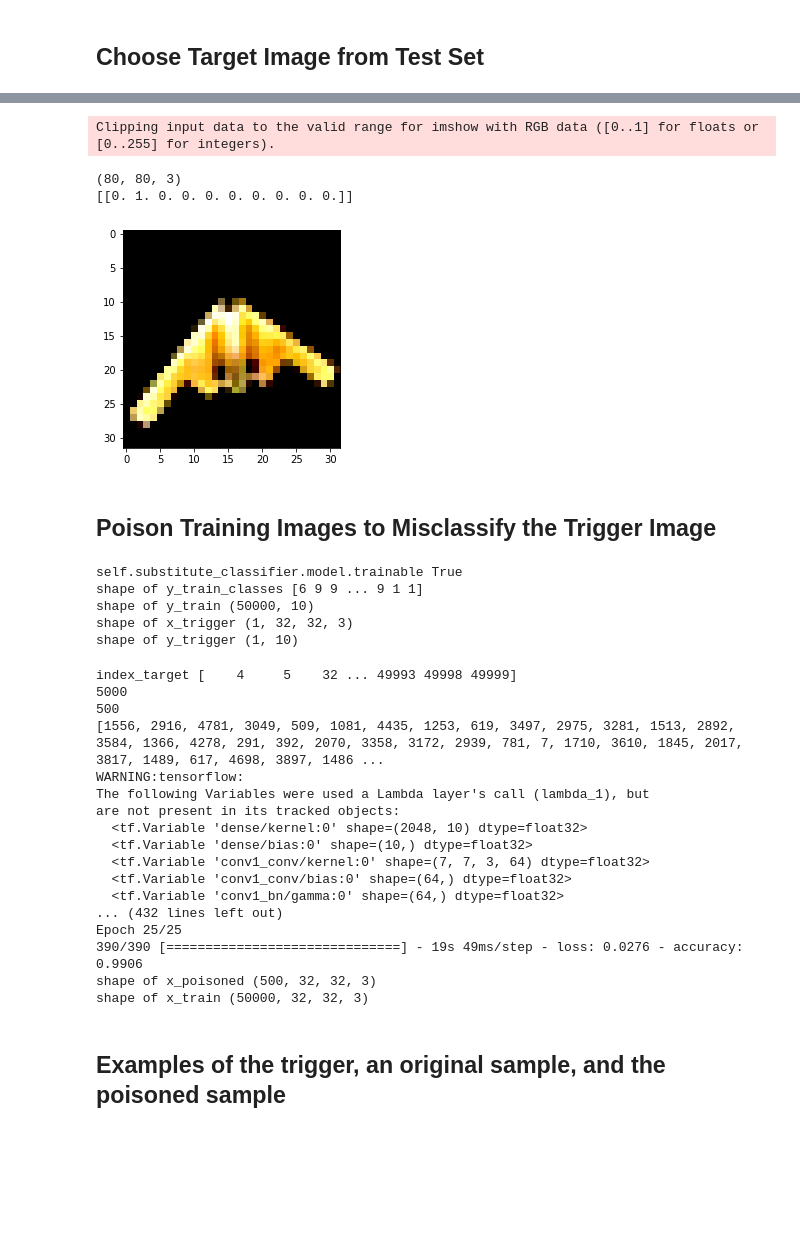
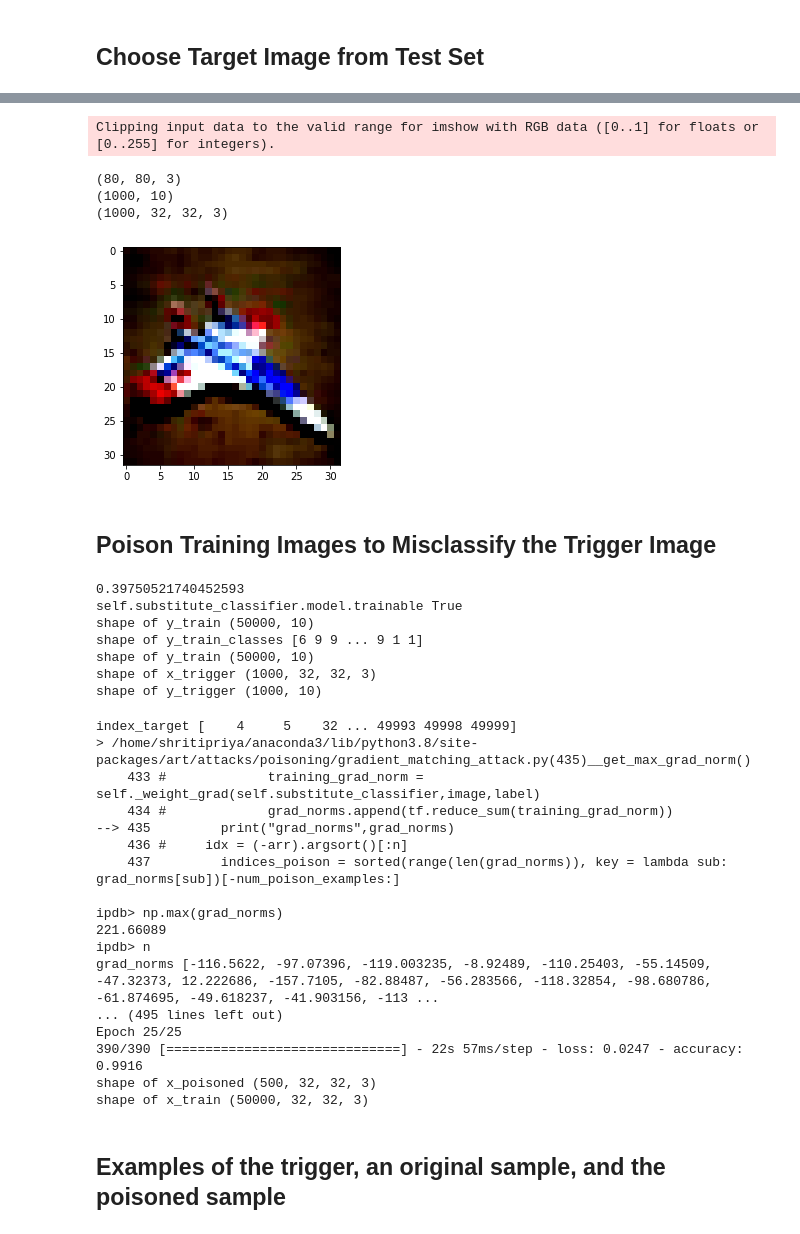
Before and after one commit to monshri/adversarial-robustness-toolbox, a Jupyter notebook: notebooks/poisoning_attack_sleeper_agent-revise.ipynb, the cells around one changed output, grey strips where cells are left out. Saved outputs shown, nothing was run; the diff lists cells and outputs as text; code cells hidden in the pictures; blank space fills up the shorter version.

Commit message:
commiting local changes
Signed-off-by: monshri <priya.shriti@gmail.com>

```diff
--- a/notebooks/poisoning_attack_sleeper_agent-revise.ipynb
+++ b/notebooks/poisoning_attack_sleeper_agent-revise.ipynb
@@ -75,3 +75,20 @@ model = tf.keras.models.load_model('sleeper_agent_model_100_epochs')
 model_art = TensorFlowV2Classifier(model, nb_classes=10, input_shape=model.input_shape)
 # %% [markdown]
 ## Choose Target Image from Test Set
+# %%
+from tensorflow.keras.utils import to_categorical
+from PIL import Image
+from numpy import asarray
+import matplotlib.pyplot as plt
+from skimage.transform import resize
+
+# # A trigger from class 0 will be classified into class 1.
+K = 1000
+class_source = 0
+class_target = 1
+
+# Select a random example for target
+# index_target = np.where(y_test.argmax(axis=1)==class_source)[0]
+index_target = np.where(y_train.argmax(axis=1)==class_source)[0][0:K]
+print(len(index_target))
+plt.imshow(x_train[index_target[1]])
@@ -78,44 +100,39 @@ model_art = TensorFlowV2Classifier(model, nb_classes=10, input_shape=model.input
 # %%
-from tensorflow.keras.utils import to_categorical
-from PIL import Image
-from numpy import asarray
-import matplotlib.pyplot as plt
-from skimage.transform import resize
-
-# # A trigger from class 0 will be classified into class 1.
-class_source = 0
-class_target = 1
-# Select a random example for target
-index_target = np.where(y_test.argmax(axis=1)==class_source)[0][5]
-
 img = Image.open('trigger_10.png')
 
 # PIL images into NumPy arrays
 numpydata = asarray(img)
 print(numpydata.shape)
 p = resize(numpydata, (8,8,3))
 # print(numpydata.shape)
 
 
 # Trigger sample
 # We can select any random trigger as per the paper
-x_trigger = x_test[index_target:index_target+1]
+# x_trigger = x_test[index_target:index_target+1]
+x_trigger = np.copy(x_train[index_target])
 # Will the position of tigger matter?????????????? RESEARCH QUESTIONS [Need to make this random]
 # x_trigger[:,16:24,16:24,:] = p
-plt.imshow(x_trigger[0])
+plt.imshow(x_trigger[1])
 y_trigger  = to_categorical([class_target], num_classes=10)
-print(y_trigger)
+y_trigger = np.tile(y_trigger, (len(index_target), 1))
+print(y_trigger.shape)
+print(x_trigger.shape)
 # %% [output]
 Clipping input data to the valid range for imshow with RGB data ([0..1] for floats or [0..255] for integers).
 (80, 80, 3)
-[[0. 1. 0. 0. 0. 0. 0. 0. 0. 0.]]
+(1000, 10)
+(1000, 32, 32, 3)
-[figure, old version]
+[figure, new version]
 # %% [markdown]
 ## Poison Training Images to Misclassify the Trigger Image
 # %%
 from art.attacks.poisoning.gradient_matching_attack import GradientMatchingAttack
 
+# epsilson = (0.1/(std+1e-7))*0.2
+
 epsilson = 0.1/(std+1e-7)
+print(epsilson)
 
 attack = GradientMatchingAttack(model_art,
         percent_poison=0.01,
@@ -133,26 +150,28 @@ attack = GradientMatchingAttack(model_art,
 # max_grad_norm - selecting indices takes 20 min for 10,000 samples
 x_poison, y_poison = attack.poison(x_trigger, y_trigger, x_train, y_train)
 # %% [output]
+0.39750521740452593
 self.substitute_classifier.model.trainable True
+shape of y_train (50000, 10)
 shape of y_train_classes [6 9 9 ... 9 1 1]
 shape of y_train (50000, 10)
-shape of x_trigger (1, 32, 32, 3)
-shape of y_trigger (1, 10)
+shape of x_trigger (1000, 32, 32, 3)
+shape of y_trigger (1000, 10)
 index_target [    4     5    32 ... 49993 49998 49999]
-5000
-500
-[1556, 2916, 4781, 3049, 509, 1081, 4435, 1253, 619, 3497, 2975, 3281, 1513, 2892, 3584, 1366, 4278, 291, 392, 2070, 3358, 3172, 2939, 781, 7, 1710, 3610, 1845, 2017, 3817, 1489, 617, 4698, 3897, 1486 ...
-WARNING:tensorflow:
-The following Variables were used a Lambda layer's call (lambda_1), but
-are not present in its tracked objects:
-  <tf.Variable 'dense/kernel:0' shape=(2048, 10) dtype=float32>
-  <tf.Variable 'dense/bias:0' shape=(10,) dtype=float32>
-  <tf.Variable 'conv1_conv/kernel:0' shape=(7, 7, 3, 64) dtype=float32>
-  <tf.Variable 'conv1_conv/bias:0' shape=(64,) dtype=float32>
-  <tf.Variable 'conv1_bn/gamma:0' shape=(64,) dtype=float32>
-... (432 lines left out)
+> /home/shritipriya/anaconda3/lib/python3.8/site-packages/art/attacks/poisoning/gradient_matching_attack.py(435)__get_max_grad_norm()
+    433 #             training_grad_norm = self._weight_grad(self.substitute_classifier,image,label)
+    434 #             grad_norms.append(tf.reduce_sum(training_grad_norm))
+--> 435         print("grad_norms",grad_norms)
+    436 #     idx = (-arr).argsort()[:n]
+    437         indices_poison = sorted(range(len(grad_norms)), key = lambda sub: grad_norms[sub])[-num_poison_examples:]
+
+ipdb> np.max(grad_norms)
+221.66089
+ipdb> n
+grad_norms [-116.5622, -97.07396, -119.003235, -8.92489, -110.25403, -55.14509, -47.32373, 12.222686, -157.7105, -82.88487, -56.283566, -118.32854, -98.680786, -61.874695, -49.618237, -41.903156, -113 ...
+... (495 lines left out)
 Epoch 25/25
-390/390 [==============================] - 19s 49ms/step - loss: 0.0276 - accuracy: 0.9906
+390/390 [==============================] - 22s 57ms/step - loss: 0.0247 - accuracy: 0.9916
 shape of x_poisoned (500, 32, 32, 3)
 shape of x_train (50000, 32, 32, 3)
 # %% [markdown]
```
Also changed, not shown: parts of 13 cells of this notebook, 18 other files.
